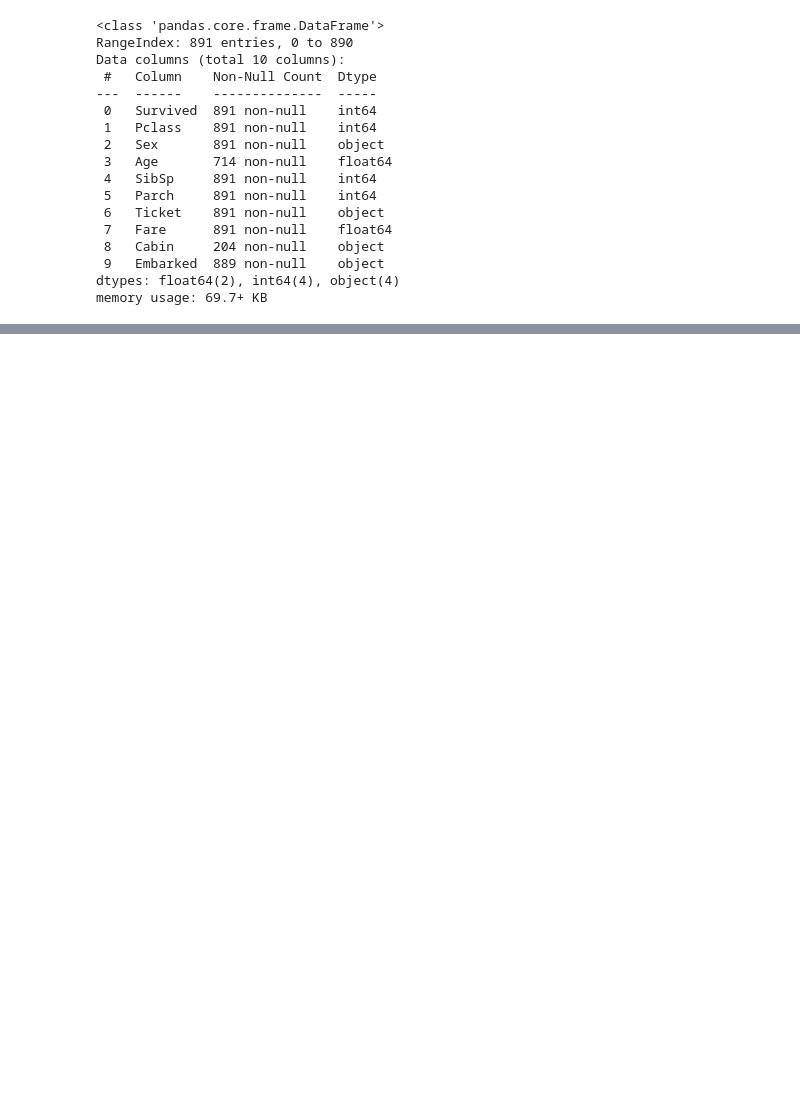
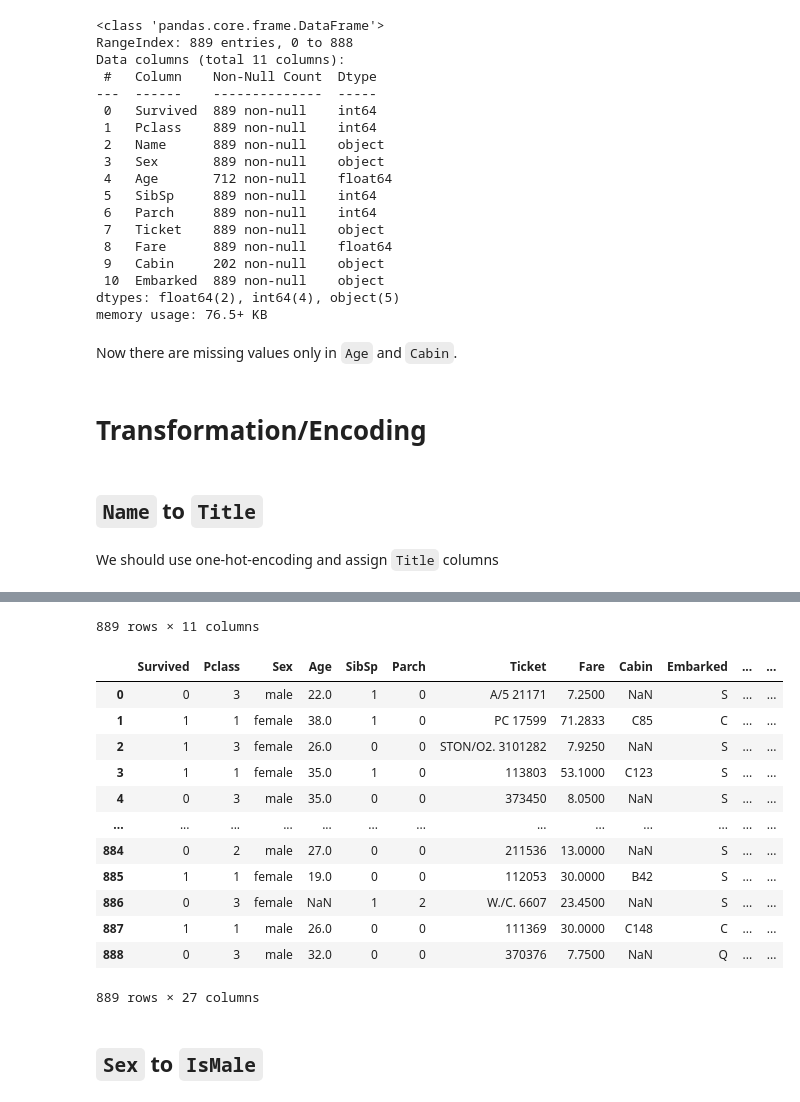
Before and after one commit to tykangler/titanic, a Jupyter notebook: titanic.ipynb, the cells around one changed output, grey strips where cells are left out. Saved outputs shown, nothing was run; the diff lists cells and outputs as text; code cells hidden in the pictures; blank space fills up the shorter version.

```diff
--- a/titanic.ipynb
+++ b/titanic.ipynb
@@ -1 +52,5 @@
+# %%
+train = pd.read_csv('train.csv')
+test = pd.read_csv('test.csv')
+train.drop('PassengerId', axis=1, inplace=True)
 # %% [markdown]
@@ -58,2 +57,0 @@ Categorical Features:
-# %%
-train = train.drop(['PassengerId'], axis=1)
@@ -75,0 +73,4 @@ dtype: object
+# %%
+train.dropna(axis=0, subset=['Embarked'], inplace=True)
+train = train.reset_index(drop=True)
+train
@@ -77,19 +92,37 @@ dtype: object
 train.info()
 # %% [output]
 <class 'pandas.core.frame.DataFrame'>
-RangeIndex: 891 entries, 0 to 890
-Data columns (total 10 columns):
+RangeIndex: 889 entries, 0 to 888
+Data columns (total 11 columns):
  #   Column    Non-Null Count  Dtype
 ---  ------    --------------  -----
- 0   Survived  891 non-null    int64
- 1   Pclass    891 non-null    int64
- 2   Sex       891 non-null    object
- 3   Age       714 non-null    float64
- 4   SibSp     891 non-null    int64
- 5   Parch     891 non-null    int64
- 6   Ticket    891 non-null    object
- 7   Fare      891 non-null    float64
- 8   Cabin     204 non-null    object
- 9   Embarked  889 non-null    object
-dtypes: float64(2), int64(4), object(4)
-memory usage: 69.7+ KB
+ 0   Survived  889 non-null    int64
+ 1   Pclass    889 non-null    int64
+ 2   Name      889 non-null    object
+ 3   Sex       889 non-null    object
+ 4   Age       712 non-null    float64
+ 5   SibSp     889 non-null    int64
+ 6   Parch     889 non-null    int64
+ 7   Ticket    889 non-null    object
+ 8   Fare      889 non-null    float64
+ 9   Cabin     202 non-null    object
+ 10  Embarked  889 non-null    object
+dtypes: float64(2), int64(4), object(5)
+memory usage: 76.5+ KB
+# %% [markdown]
+Now there are missing values only in `Age` and `Cabin`.
+# %% [markdown]
+# Transformation/Encoding
+# %% [markdown]
+## `Name` to `Title`
+# %% [markdown]
+We should use one-hot-encoding and assign `Title` columns
+# %%
+title_encoded_df = train.copy()
+titles_series = title_encoded_df['Name'].str.extract(r'(\w*)\..*')
+one_hot_encoded_titles = pd.get_dummies(titles_series, prefix='Title', prefix_sep='')
+title_encoded_df.drop('Name', axis=1, inplace=True)
+display(train)
+title_encoded_df = title_encoded_df.assign(**one_hot_encoded_titles.to_dict('list'))
+title_encoded_df
+# %% [output]
@@ -95,0 +141,14 @@ memory usage: 69.7+ KB
+889 rows × 11 columns
+|  | Survived | Pclass | Sex | Age | SibSp | Parch | Ticket | Fare | Cabin | Embarked | ... | ... |
+| 0 | 0 | 3 | male | 22.0 | 1 | 0 | A/5 21171 | 7.2500 | NaN | S | ... | ... |
+| 1 | 1 | 1 | female | 38.0 | 1 | 0 | PC 17599 | 71.2833 | C85 | C | ... | ... |
+| 2 | 1 | 3 | female | 26.0 | 0 | 0 | STON/O2. 3101282 | 7.9250 | NaN | S | ... | ... |
+| 3 | 1 | 1 | female | 35.0 | 1 | 0 | 113803 | 53.1000 | C123 | S | ... | ... |
+| 4 | 0 | 3 | male | 35.0 | 0 | 0 | 373450 | 8.0500 | NaN | S | ... | ... |
+| ... | ... | ... | ... | ... | ... | ... | ... | ... | ... | ... | ... | ... |
+| 884 | 0 | 2 | male | 27.0 | 0 | 0 | 211536 | 13.0000 | NaN | S | ... | ... |
+| 885 | 1 | 1 | female | 19.0 | 0 | 0 | 112053 | 30.0000 | B42 | S | ... | ... |
+| 886 | 0 | 3 | female | NaN | 1 | 2 | W./C. 6607 | 23.4500 | NaN | S | ... | ... |
+| 887 | 1 | 1 | male | 26.0 | 0 | 0 | 111369 | 30.0000 | C148 | C | ... | ... |
+| 888 | 0 | 3 | male | 32.0 | 0 | 0 | 370376 | 7.7500 | NaN | Q | ... | ... |
+889 rows × 27 columns
@@ -95,0 +157,2 @@ memory usage: 69.7+ KB
+# %% [markdown]
+## `Sex` to `IsMale`
```
Also changed, not shown: parts of 40 cells of this notebook, 1 other file.
